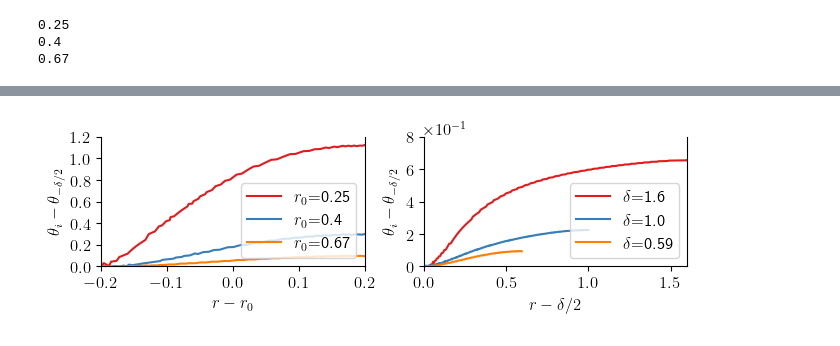
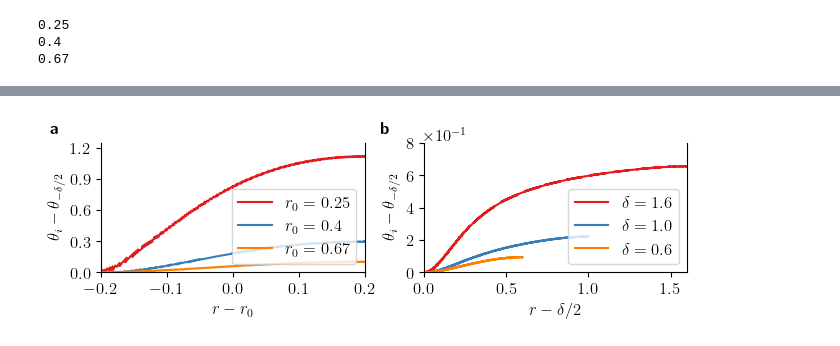
Before and after one commit to FusionLocus/fisher-kpp-annulus, a Jupyter notebook: niceplots.ipynb, the cells around one changed output, grey strips where cells are left out. Saved outputs shown, nothing was run; the diff lists cells and outputs as text; code cells hidden in the pictures.

```diff
--- a/niceplots.ipynb
+++ b/niceplots.ipynb
@@ -112,11 +142,12 @@ IndexError: list index out of range
 # %%
-config = ConfigParser()
-config.read('./realisations/parameter-sweep-higherres/config.ini')
-r0_delta_strs = ['r0=1.00, delta=1.60', 'r0=1.00, delta=1.00', 'r0=1.00, delta=0.60']
+
+r0_delta_strs = ['1.6', '1.0', '0.6']
 iso_points_var_delta = []
 t = 3
 for sim_str in r0_delta_strs:
-    filepath = './realisations/parameter-sweep-higherres/' + sim_str + '/'
+    config = ConfigParser()
+    config.read('./realisations/changing-delta-for-epsilon-' + sim_str + '/config.ini')
+    filepath = './realisations/changing-delta-for-epsilon-' + sim_str + '/'
 
     iso_points_var_delta.append(isoline_properties_single_simulation(config, filepath, time=3.0))
 
@@ -155,7 +186,7 @@ for idx, results_set in enumerate(iso_points_var_r0):
           r_0)
     ax.plot(results_set['r'][r_sort_key] - r_0,
             (results_set['th'][r_sort_key] - angle_at_min_r),
-             color=useful_colors[idx], label='$r_0$={0}'.format(np.round(r_0, 2)))
+             color=useful_colors[idx], label=r'$r_0={0}$'.format(np.round(r_0, 2)))
     #ax.vlines(results_set['all_r'][mask][med_angle_idx] - r_0, ymin=0,
     #          ymax=1, color=test_colormap_2[idx], linestyles='dotted')
 
@@ -170,8 +201,8 @@ ax.legend(loc='lower right',
           ncol=1)
           #handletextpad=0.3)
 ax.set_xlim([-0.2, 0.2])
-ax.set_ylim([0.0, 1.2])
-ax.set_yticks([0, 0.2, 0.4, 0.6, 0.8, 1.0, 1.2])
+ax.set_ylim([0.0, 1.25])
+ax.set_yticks([0, 0.3, 0.6, 0.9, 1.2])
 
 ax = axs[1]
 ax.ticklabel_format(axis='y', style='scientific', scilimits=(0,0))
@@ -193,7 +224,7 @@ for idx2, results_set in enumerate(iso_points_var_delta):
     ax.plot((results_set['r'][r_sort_key] - min_r),#/(max_r-min_r), #- r_0,
              #results_set['all_r'][mask][r_sort_key]*
              (results_set['th'][r_sort_key] - angle_at_min_r),
-             color=useful_colors[idx2], label='$\delta$={0}'.format(np.round((1-min_r)*2, 2)))
+             color=useful_colors[idx2], label=r'$\delta={0}$'.format(np.round((1-min_r)*2, 2)))
 
 
 ax.spines.top.set_visible(False)
@@ -209,7 +240,8 @@ ax.legend(loc='lower right',
 ax.set_ylim([0, 0.7])
 ax.set_yticks([0, 0.2, 0.4, 0.6, 0.8])
 ax.set_xlim([0, 1.6])
-
+fig.text(0.01, 0.95, r'\textbf{a}')
+fig.text(0.52, 0.95, r'\textbf{b}')
 plt.savefig('isoline_properties_thickness_midline_pdf.pdf', dpi=600)
 plt.show()
 # %% [output]
@@ -225 +257 @@ Angle at min r: 1.1540544456808037
-[figure, old version]
+[figure, new version]
```
Also changed, not shown: parts of 4 cells of this notebook, 10 other files.
